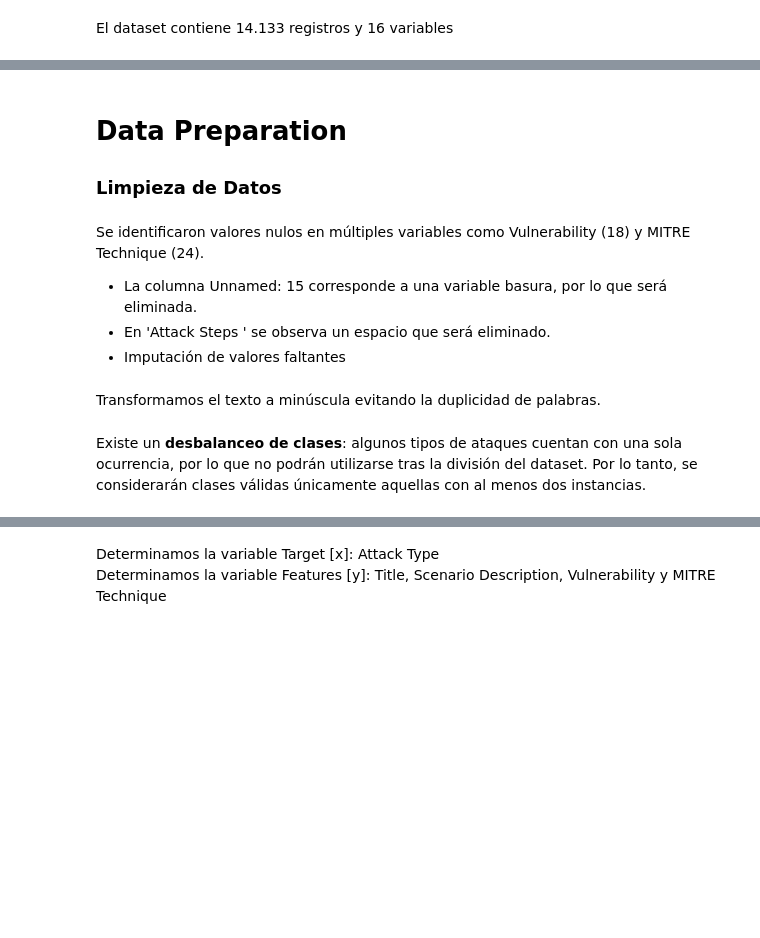
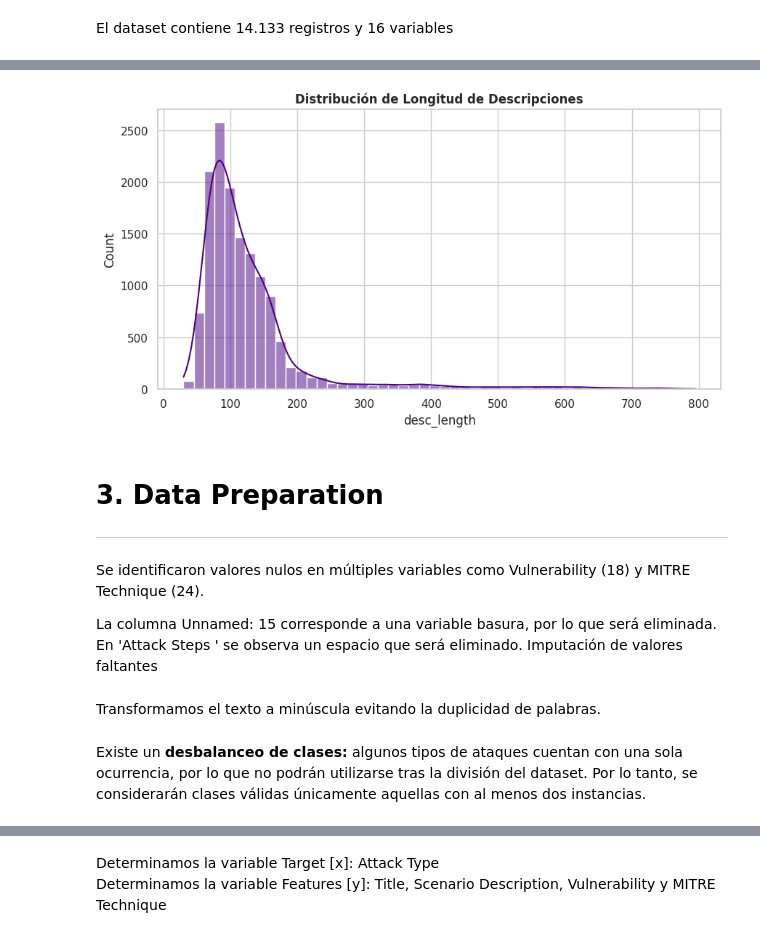
Before and after one commit to gmocorreamartinez/ml_atack_dataset, a Jupyter notebook: notebooks/Attack_Dataset_EDA.ipynb, the cells around one changed output, grey strips where cells are left out. Drawn from its saved outputs; the diff is of its cells as text; code cells hidden in the pictures; blank space fills up the shorter version.

```diff
--- a/notebooks/Attack_Dataset_EDA.ipynb
+++ b/notebooks/Attack_Dataset_EDA.ipynb
@@ -124,12 +92,19 @@ Se observa una alta correlación entre "Category" y "Attack Type".
-# %% [markdown]
-# Data Preparation
-### Limpieza de Datos
+# %%
+df['desc_length'] = df['Scenario Description'].fillna('').apply(len)
+plt.figure(figsize=(10, 5))
+sns.histplot(df['desc_length'], bins=50, kde=True, color='indigo')
+plt.title('Distribución de Longitud de Descripciones', fontweight='bold')
+plt.show()
+# %% [output]
+[figure, added]
 # %% [markdown]
+# 3. Data Preparation
+---
 Se identificaron valores nulos en múltiples variables como Vulnerability (18) y MITRE Technique (24).
 
-- La columna Unnamed: 15 corresponde a una variable basura, por lo que será eliminada.<br>
-- En 'Attack Steps ' se observa un espacio que será eliminado.
-- Imputación de valores faltantes
+La columna Unnamed: 15 corresponde a una variable basura, por lo que será eliminada.
+En 'Attack Steps ' se observa un espacio que será eliminado.
+Imputación de valores faltantes
 # %%
 df.drop(columns=['Unnamed: 15'], inplace=True, errors='ignore')
 df.columns = df.columns.str.strip()
@@ -148,3 +120,3 @@ df['X_features'] = (
 # %% [markdown]
-Existe un **desbalanceo de clases**: algunos tipos de ataques cuentan con una sola ocurrencia, por lo que no podrán utilizarse tras la división del dataset. Por lo tanto, se considerarán clases válidas únicamente aquellas con al menos dos instancias.
+Existe un **desbalanceo de clases:** algunos tipos de ataques cuentan con una sola ocurrencia, por lo que no podrán utilizarse tras la división del dataset. Por lo tanto, se considerarán clases válidas únicamente aquellas con al menos dos instancias.
 # %%
```
Also changed, not shown: parts of 34 cells of this notebook.
